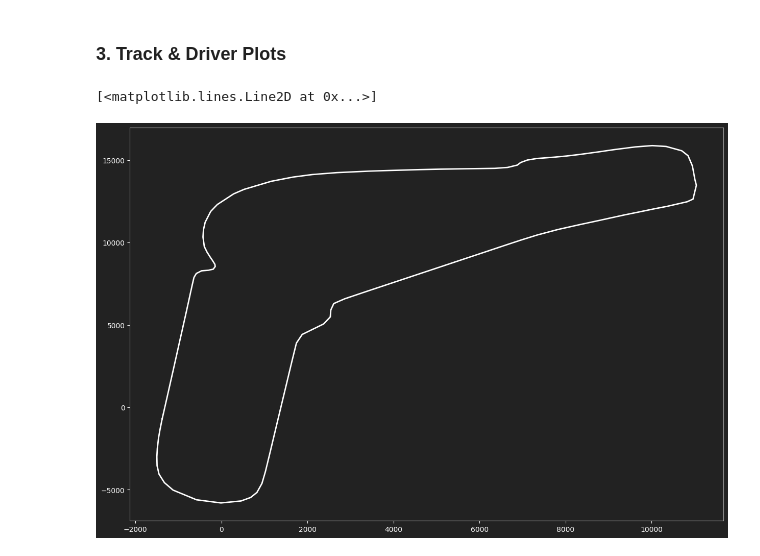
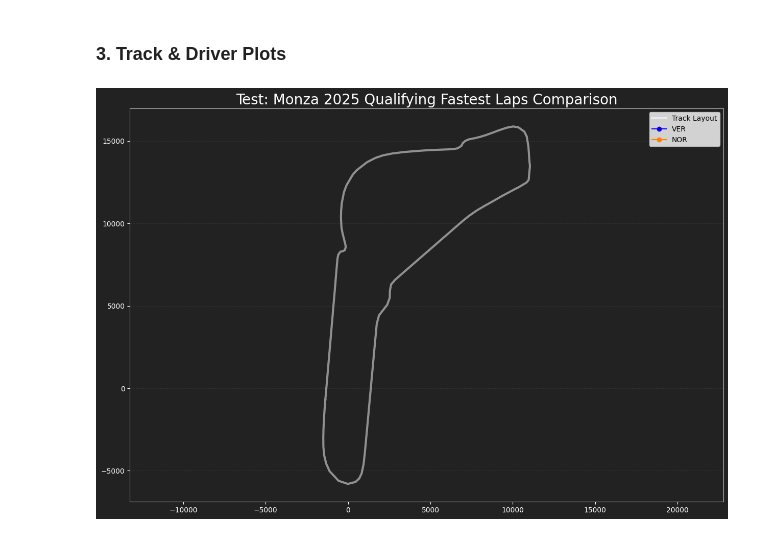
Before and after one commit to otola03/Kaggle_Studies, a Jupyter notebook: f1_analysis/f1_animated_comparison.ipynb, the cells around one changed output. Saved outputs shown, nothing was run; the diff lists cells and outputs as text; code cells hidden in the pictures.

```diff
--- a/f1_analysis/f1_animated_comparison.ipynb
+++ b/f1_analysis/f1_animated_comparison.ipynb
@@ -52,6 +49,8 @@ This should be? useful to plot each vehicle on the track map.
 # %%
 driver1 = 'VER'
 driver2 = 'NOR'
+driver1_color = plotting.get_driver_color(driver1, session=session)
+driver2_color = plotting.get_driver_color(driver2, session=session)
 
 # fastest lap
 driver1_fastest = session.laps.pick_drivers(driver1).pick_fastest()
@@ -92,11 +92,18 @@ driver2_time = tel2['Time'].dt.total_seconds().values
 # %%
 fig, ax = plt.subplots(figsize=(15, 10))
 set_dark(ax)
 
+# track layout : maybe use the circuit info instead of driver1 data in the future.
 step = 5
-ax.plot(driver1_x[::step], driver1_y[::step], color='white', label='Track Layout', linewidth=2)
+ax.plot(driver1_x[::step], driver1_y[::step], color='white', label='Track Layout', linewidth=3, alpha=0.5)
 
-driver1_point = ax.plot([], [], 'o', color=)
+# driver points (dots)
+driver1_point = ax.plot([], [], marker='o', color=driver1_color, label=f"{driver1}")
+driver2_point = ax.plot([], [], marker='o', color=driver2_color, label=f"{driver2}")
+
+ax.set_title("Test: Monza 2025 Qualifying Fastest Laps Comparison", fontsize=20)
+ax.legend(facecolor='white')
+ax.grid(axis='y', alpha=0.1, linestyle='--')
+ax.set_aspect(1, adjustable='datalim') # equal scaling of x and y axes.
 # %% [output]
-[<matplotlib.lines.Line2D at 0x...>]
-[figure, old version]
+[figure, new version]
```
Also changed, not shown: parts of 6 cells of this notebook.
